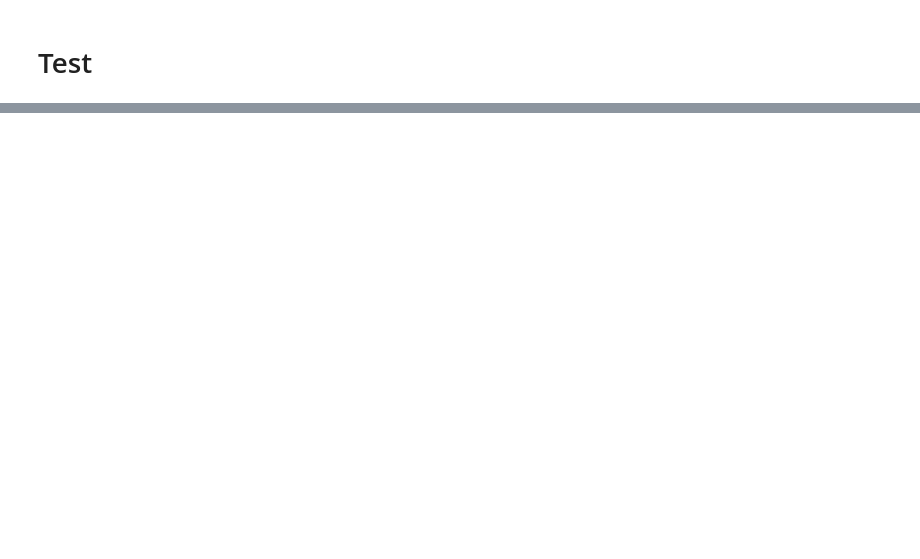
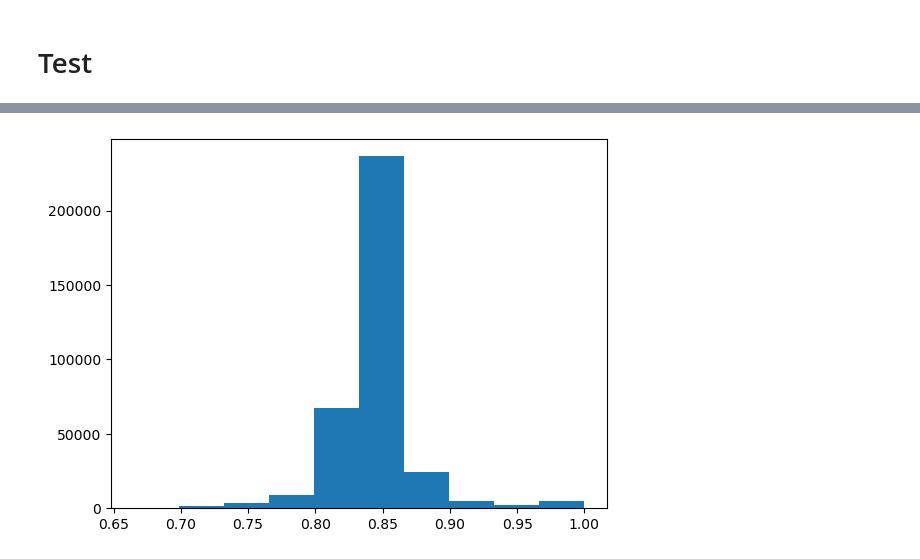
Before and after one commit to kiranbodipati/urban_planning_system, a Jupyter notebook: link-pred-analysis.ipynb, the cells around one changed output, grey strips where cells are left out. Cells and saved outputs as stored; diff of their text form; code cells hidden in the pictures; blank space fills up the shorter version.

```diff
--- a/link-pred-analysis.ipynb
+++ b/link-pred-analysis.ipynb
@@ -527,0 +439,6 @@ g.nodes()['75009']
+# %%
+import matplotlib.pyplot as plt
+n, bins, patches = plt.hist(predictions_prob[:,1])
+plt.show()
+# %% [output]
+[figure, added]
```
Also changed, not shown: parts of 43 cells of this notebook, 7 other files.
